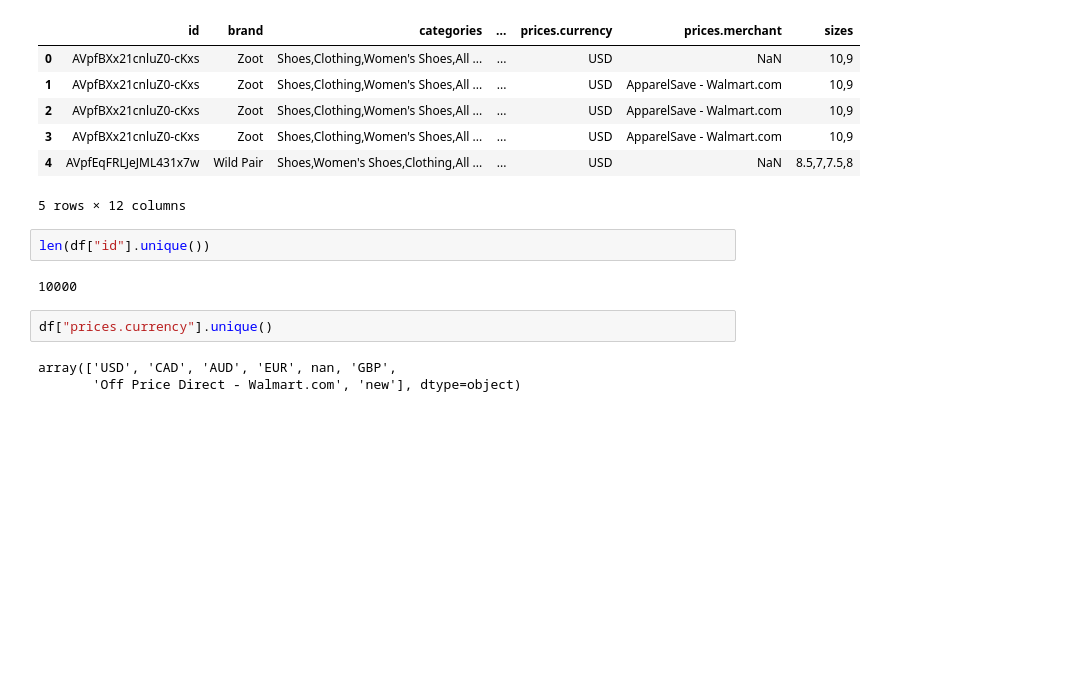
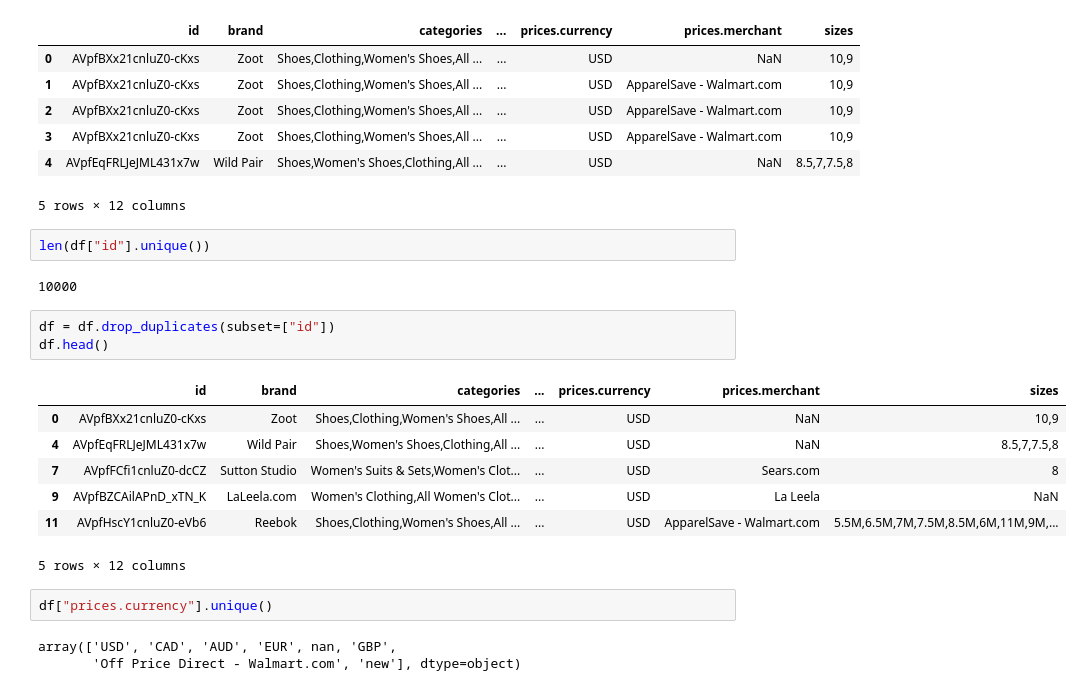
Before and after one commit to uniaaron/InsightManagement, a Jupyter notebook: Insight Management.ipynb, the cells around one changed output. Saved outputs shown, nothing was run; the diff lists cells and outputs as text; blank space fills up the shorter version.

```diff
--- a/Insight Management.ipynb
+++ b/Insight Management.ipynb
@@ -46,6 +66,17 @@ test.head()
 len(df["id"].unique())
 # %% [output]
 10000
+# %%
+df = df.drop_duplicates(subset=["id"])
+df.head()
+# %% [output]
+|  | id | brand | categories | ... | prices.currency | prices.merchant | sizes |
+| 0 | AVpfBXx21cnluZ0-cKxs | Zoot | Shoes,Clothing,Women's Shoes,All ... | ... | USD | NaN | 10,9 |
+| 4 | AVpfEqFRLJeJML431x7w | Wild Pair | Shoes,Women's Shoes,Clothing,All ... | ... | USD | NaN | 8.5,7,7.5,8 |
+| 7 | AVpfFCfi1cnluZ0-dcCZ | Sutton Studio | Women's Suits & Sets,Women's Clot... | ... | USD | Sears.com | 8 |
+| 9 | AVpfBZCAilAPnD_xTN_K | LaLeela.com | Women's Clothing,All Women's Clot... | ... | USD | La Leela | NaN |
+| 11 | AVpfHscY1cnluZ0-eVb6 | Reebok | Shoes,Clothing,Women's Shoes,All ... | ... | USD | ApparelSave - Walmart.com | 5.5M,6.5M,7M,7.5M,8.5M,6M,11M,9M,... |
+5 rows × 12 columns
 # %%
 df["prices.currency"].unique()
 # %% [output]
```
Also changed, not shown: parts of 16 cells of this notebook.
